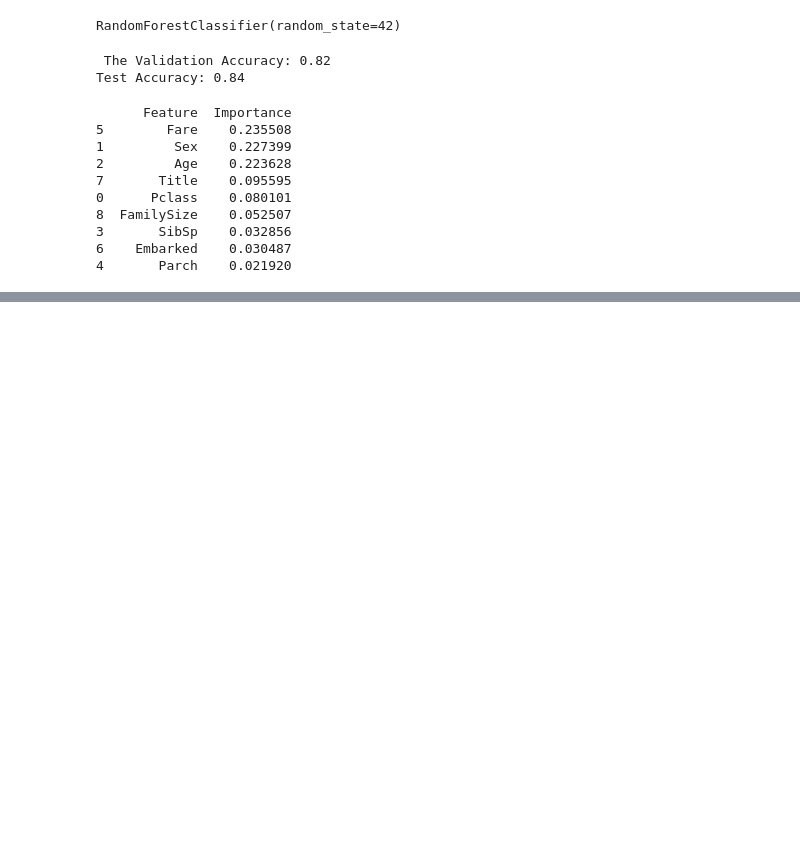
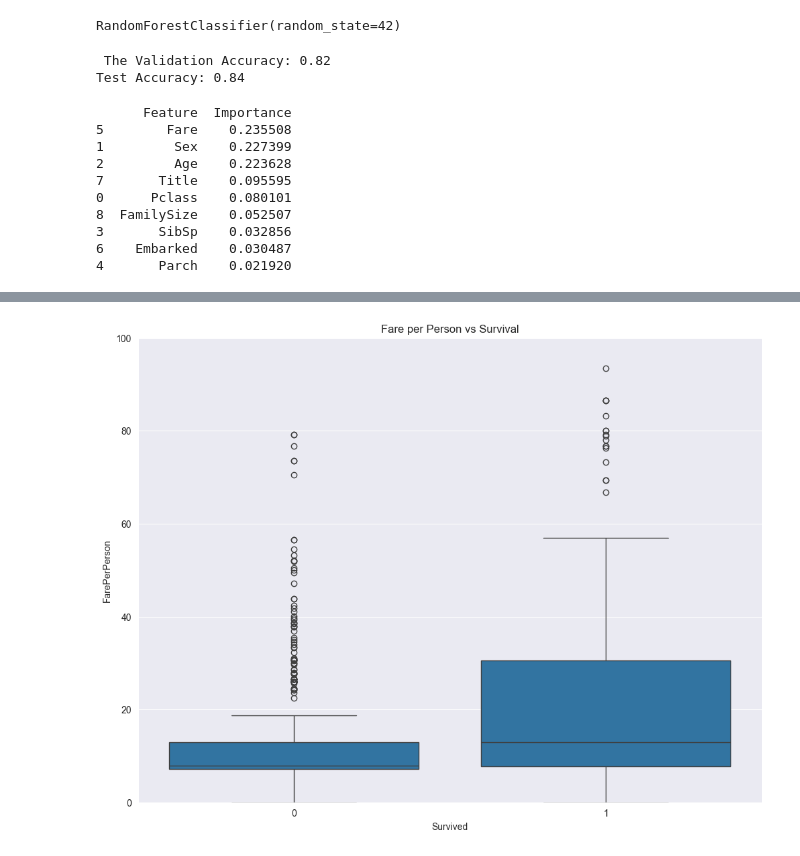
Before and after one commit to JeslyP/Titanic-Survival-Analysis-and-Visualization, a Jupyter notebook: Titanic/Titanic_analyisi.ipynb, the cells around one changed output, grey strips where cells are left out. Drawn from its saved outputs; the diff is of its cells as text; code cells hidden in the pictures; blank space fills up the shorter version.

```diff
--- a/Titanic/Titanic_analyisi.ipynb
+++ b/Titanic/Titanic_analyisi.ipynb
@@ -205,0 +247,14 @@ output.to_csv('titanic_predictions.csv', index=False)
+# %%
+#Fare per Person vs Survival
+#Question: How did fare per person correlate with survival?
+# Create FarePerPerson
+train['FarePerPerson'] = train['Fare'] / (train['SibSp'] + train['Parch'] + 1)
+
+# Boxplot of FarePerPerson by Survival
+plt.figure(figsize=(12, 9))
+sns.boxplot(x='Survived', y='FarePerPerson', data=train)
+plt.ylim(0, 100)  # Remove outliers for clarity
+plt.title('Fare per Person vs Survival')
+plt.show()
+# %% [output]
+[figure, added]
```
Also changed, not shown: parts of 21 cells of this notebook.
